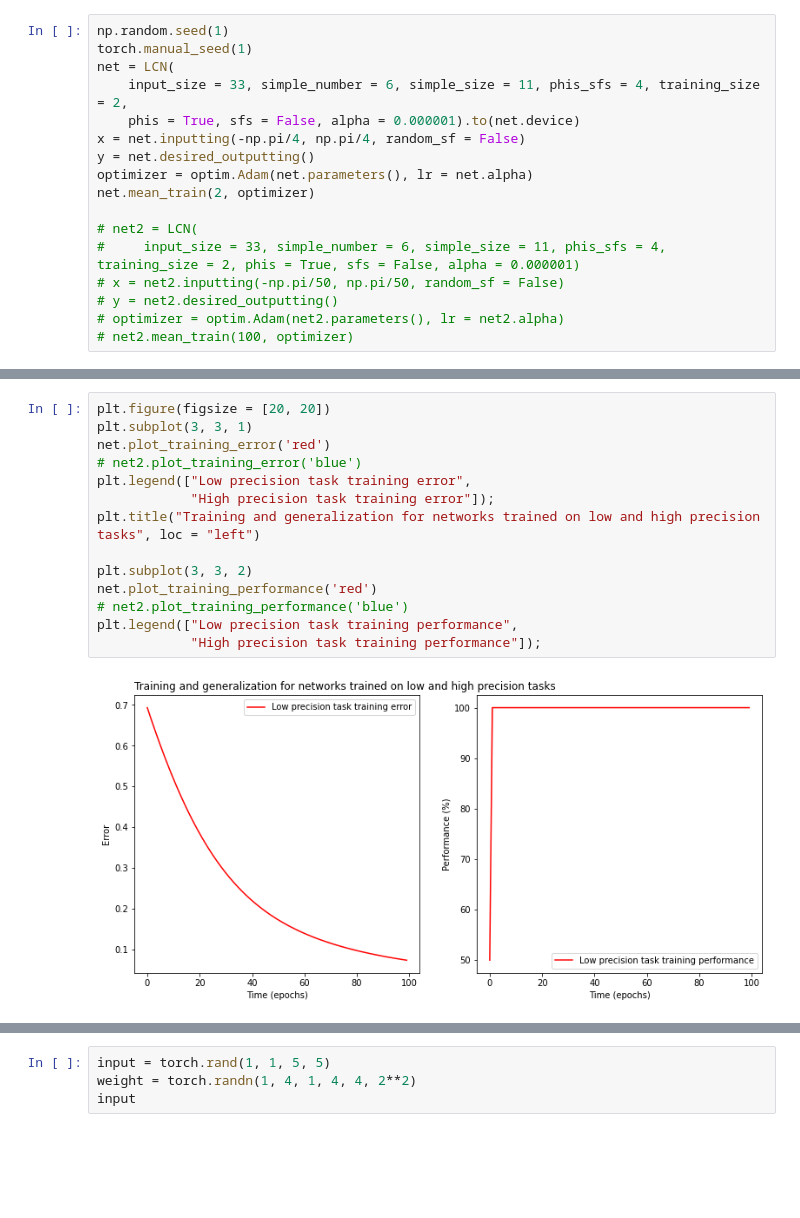
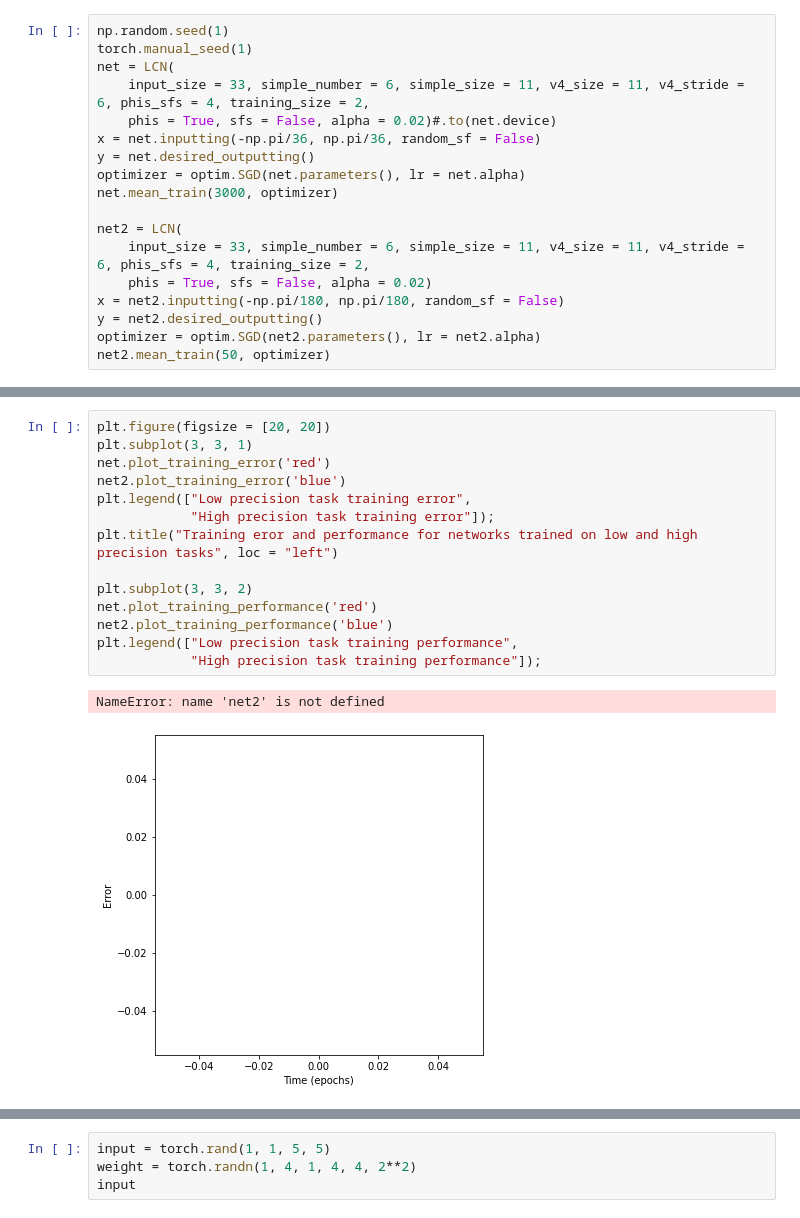
Before and after one commit to pacochow/Modelling-vpl, a Jupyter notebook: Locally_connected_network.ipynb, the cells around one changed output, grey strips where cells are left out. Saved outputs shown, nothing was run; the diff lists cells and outputs as text; blank space fills up the shorter version.

Commit message:
Locally connected network

```diff
--- a/Locally_connected_network.ipynb
+++ b/Locally_connected_network.ipynb
@@ -524,16 +692,17 @@ class LCN(nn.Module):
 np.random.seed(1)
 torch.manual_seed(1)
 net = LCN(
-    input_size = 33, simple_number = 6, simple_size = 11, phis_sfs = 4, training_size = 2,
-    phis = True, sfs = False, alpha = 0.000001).to(net.device)
-x = net.inputting(-np.pi/4, np.pi/4, random_sf = False)
+    input_size = 33, simple_number = 6, simple_size = 11, v4_size = 11, v4_stride = 6, phis_sfs = 4, training_size = 2,
+    phis = True, sfs = False, alpha = 0.02)#.to(net.device)
+x = net.inputting(-np.pi/36, np.pi/36, random_sf = False)
 y = net.desired_outputting()
-optimizer = optim.Adam(net.parameters(), lr = net.alpha)
-net.mean_train(2, optimizer)
+optimizer = optim.SGD(net.parameters(), lr = net.alpha)
+net.mean_train(3000, optimizer)
 
-# net2 = LCN(
-#     input_size = 33, simple_number = 6, simple_size = 11, phis_sfs = 4, training_size = 2, phis = True, sfs = False, alpha = 0.000001)
-# x = net2.inputting(-np.pi/50, np.pi/50, random_sf = False)
-# y = net2.desired_outputting()
-# optimizer = optim.Adam(net2.parameters(), lr = net2.alpha)
-# net2.mean_train(100, optimizer)
+net2 = LCN(
+    input_size = 33, simple_number = 6, simple_size = 11, v4_size = 11, v4_stride = 6, phis_sfs = 4, training_size = 2,
+    phis = True, sfs = False, alpha = 0.02)
+x = net2.inputting(-np.pi/180, np.pi/180, random_sf = False)
+y = net2.desired_outputting()
+optimizer = optim.SGD(net2.parameters(), lr = net2.alpha)
+net2.mean_train(50, optimizer)
@@ -540,19 +729,20 @@ net.mean_train(2, optimizer)
 # %%
 plt.figure(figsize = [20, 20])
 plt.subplot(3, 3, 1)
 net.plot_training_error('red')
-# net2.plot_training_error('blue')
+net2.plot_training_error('blue')
 plt.legend(["Low precision task training error",
             "High precision task training error"]);
-plt.title("Training and generalization for networks trained on low and high precision tasks", loc = "left")
+plt.title("Training eror and performance for networks trained on low and high precision tasks", loc = "left")
 
 plt.subplot(3, 3, 2)
 net.plot_training_performance('red')
-# net2.plot_training_performance('blue')
+net2.plot_training_performance('blue')
 plt.legend(["Low precision task training performance",
             "High precision task training performance"]);
 # %% [output]
+NameError: name 'net2' is not defined
-[figure, old version]
+[figure, new version]
 # %%
 np.random.seed(1)
 torch.manual_seed(1)
```
Also changed, not shown: parts of 48 cells of this notebook.
